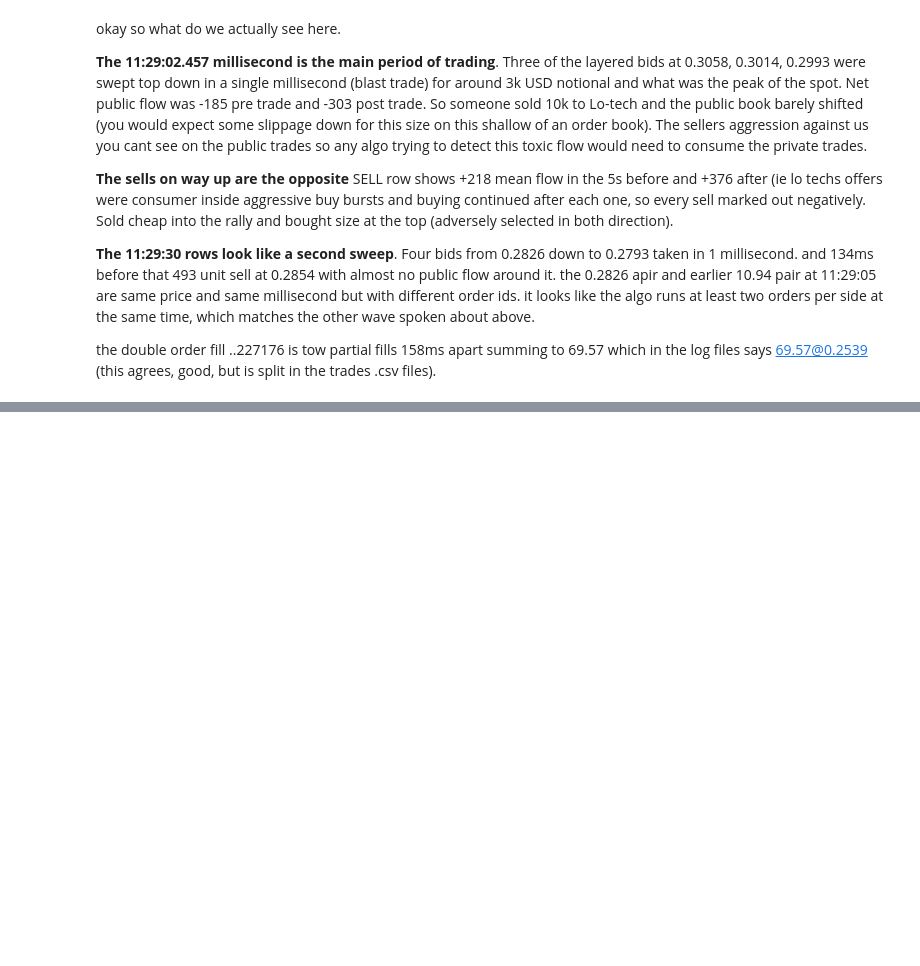
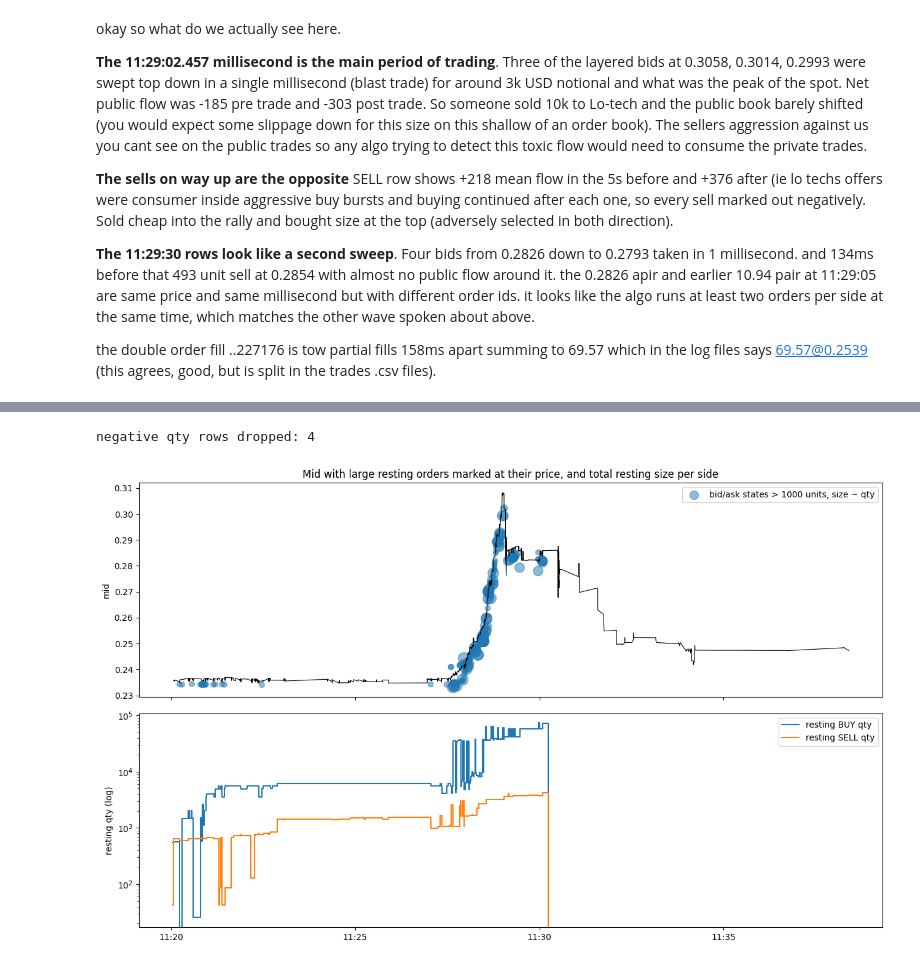
Before and after one commit to FreddieLewin23/FreddieLewin23, a Jupyter notebook: Lotech_data_exercise.ipynb, the cells around one changed output, grey strips where cells are left out. Drawn from its saved outputs; the diff is of its cells as text; code cells hidden in the pictures; blank space fills up the shorter version.

```diff
--- a/Lotech_data_exercise.ipynb
+++ b/Lotech_data_exercise.ipynb
@@ -175,0 +190,52 @@ the double order fill ..227176 is tow partial fills 158ms apart summing to 69.57
+# %%
+plt.rcParams['figure.figsize'] = (13, 5)
+
+tob = pd.read_csv(U + 'top_of_book.csv', parse_dates=['transaction_ts']).sort_values('transaction_ts').reset_index(drop=True)
+orders = pd.read_csv(U + 'orders.csv', parse_dates=['opening_time', 'closing_time'])
+tob['mid'] = (tob.bid_price + tob.ask_price) / 2
+tob_idx = tob.set_index('transaction_ts')
+
+neg = (orders.available_qty < 0).sum()
+print('negative qty rows dropped:', neg)
+orders = orders[orders.available_qty >= 0].copy()
+orders['end'] = orders.closing_time.fillna(orders.closing_time.max())
+
+# event-based resting size
+ev = pd.concat([
+    pd.DataFrame({'t': orders.opening_time, 'side': orders.side, 'dq': orders.available_qty}),
+    pd.DataFrame({'t': orders.end, 'side': orders.side, 'dq': -orders.available_qty})
+]).sort_values('t')
+rest = ev.pivot_table(index='t', columns='side', values='dq', aggfunc='sum').fillna(0).cumsum()
+
+fig, (a1, a2) = plt.subplots(2, 1, sharex=True, figsize=(13, 8))
+a1.plot(tob.transaction_ts, tob.mid, lw=0.8, color='k')
+a1.set_ylabel('mid')
+big = orders[orders.available_qty > 1000]
+mid_at_open = tob_idx.mid.reindex(big.opening_time, method='ffill').values
+a1.scatter(big.opening_time, big.price, s=np.sqrt(big.available_qty), c='tab:blue', alpha=0.5,
+           label='bid/ask states > 1000 units, size ~ qty')
+a1.legend()
+a1.set_title('Mid with large resting orders marked at their price, and total resting size per side')
+a2.step(rest.index, rest.get('BUY', 0), where='post', color='tab:blue', label='resting BUY qty')
+a2.step(rest.index, rest.get('SELL', 0), where='post', color='tab:orange', label='resting SELL qty')
+a2.set_yscale('log'); a2.set_ylabel('resting qty (log)')
+a2.legend()
+a2.xaxis.set_major_formatter(mdates.DateFormatter('%H:%M'))
+plt.tight_layout(); plt.show()
+
+big = big.copy()
+big['mid_at_open'] = mid_at_open
+big['dist_pct'] = (big.price / big.mid_at_open - 1) * 100
+print('\nlargest 10 resting states, distance from mid at open (negative = below mid):')
+cols = ['opening_time', 'closing_time', 'side', 'price', 'available_qty', 'dist_pct']
+print(big.nlargest(10, 'available_qty')[cols].round(2).to_string(index=False))
+# things to read off: are there two size regimes (small near-touch quotes vs a
+# giant deep layer), when did the giant bids appear, how far below mid did they
+# sit, and did that distance protect them when the dump came
+
+# life of the order that ate the 9038 sweep
+print('\nstate history of order 828977435113 (the 9k fill):')
+print(orders[orders.exchange_order_id == 828977435113][cols[:5]].to_string(index=False))
+# %% [output]
+negative qty rows dropped: 4
+[figure, added]
```
Also changed, not shown: parts of 9 cells of this notebook.
